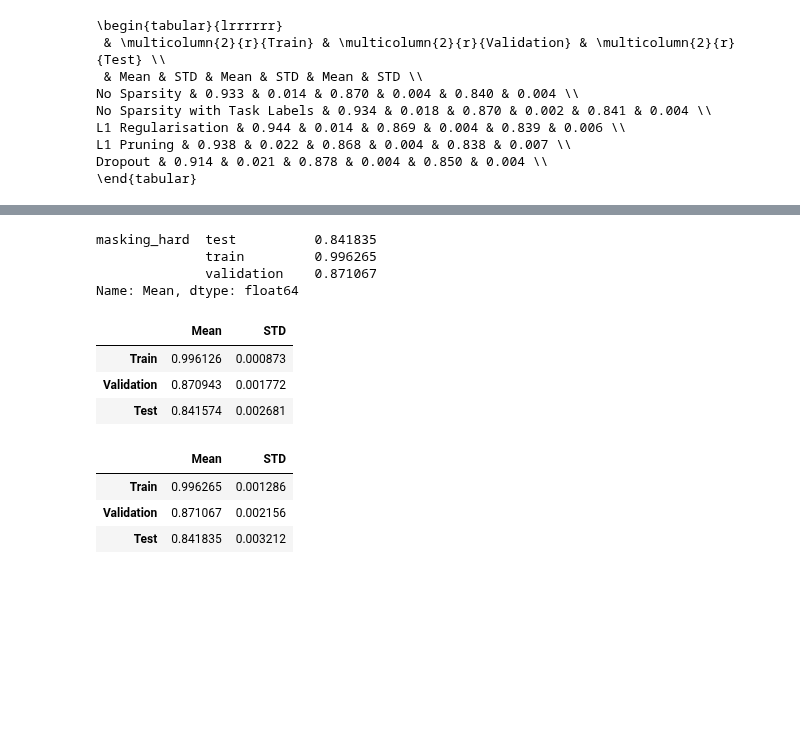
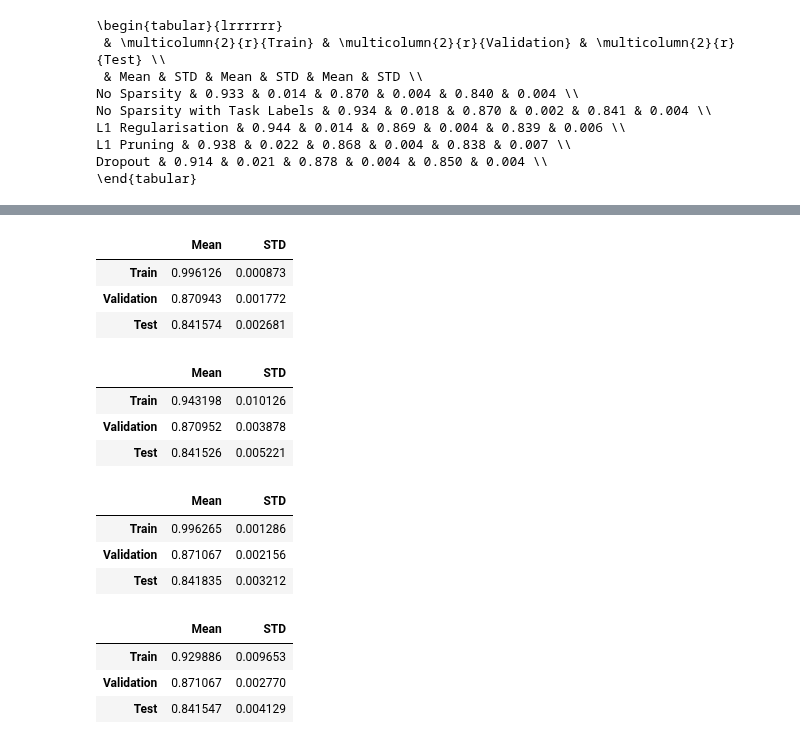
Before and after one commit to google/evojax, a Jupyter notebook: evojax/data/results_exploration.ipynb, the cells around one changed output, grey strips where cells are left out. Saved outputs shown, nothing was run; the diff lists cells and outputs as text; code cells hidden in the pictures; blank space fills up the shorter version.

Commit message:
try image masking again

```diff
--- a/evojax/data/results_exploration.ipynb
+++ b/evojax/data/results_exploration.ipynb
@@ -275,8 +275,7 @@ L1 Pruning & 0.938 & 0.022 & 0.868 & 0.004 & 0.838 & 0.007 \\
 Dropout & 0.914 & 0.021 & 0.878 & 0.004 & 0.850 & 0.004 \\
 \end{tabular}
 # %%
-def file_to_latex(filename):
-    df = pd.read_csv(f"./results/{filename}", index_col=(0, 1, 2), header=0)
+def find_std_mean(df):
     mean_final_value = df.loc[pd.IndexSlice[:, ['train', 'validation', 'test'], :], :].iloc[:, -1].groupby(level=[0, 1]).mean()
     std_final_value = df.loc[pd.IndexSlice[:, ['train', 'validation', 'test'], :], :].iloc[:, -1].groupby(level=[0, 1]).std()
     std_final_value.rename('STD', inplace=True)
@@ -284,4 +283,5 @@ def file_to_latex(filename):
 
     std_and_mean = pd.concat([mean_final_value, std_final_value], axis=1).droplevel(0).loc[['train', 'validation', 'test']]
     std_and_mean.rename({'train': 'Train', 'validation': 'Validation', 'test': 'Test'}, inplace=True, axis=0)
-    print(std_and_mean.style.format('{:.3f}').to_latex())
+    return std_and_mean
+    # print(std_and_mean.style.format('{:.3f}').to_latex())
@@ -363,21 +288,21 @@ Name: Mean, dtype: float64
-# %%
-mean_final_value5
-# %% [output]
-masking_hard  test          0.841835
-              train         0.996265
-              validation    0.871067
-Name: Mean, dtype: float64
-# %%
-std_and_mean3
-# %% [output]
-|  | Mean | STD |
-| Train | 0.996126 | 0.000873 |
-| Validation | 0.870943 | 0.001772 |
-| Test | 0.841574 | 0.002681 |
-# %%
-std_and_mean5
-# %% [output]
-|  | Mean | STD |
-| Train | 0.996265 | 0.001286 |
-| Validation | 0.871067 | 0.002156 |
-| Test | 0.841835 | 0.003212 |
+# %%
+soft_no_stopping = pd.read_csv("./results/evo_soft_0924_2134.csv", index_col=(0, 1, 2), header=0)
+soft_early_stopping = pd.read_csv("./results/evo_soft_es_0925_0811.csv",
+                                  index_col=(0, 1, 2), header=0).fillna(method='ffill', axis=1)
+soft_ns = find_std_mean(soft_no_stopping)
+soft_es = find_std_mean(soft_early_stopping)
+# print(std_and_mean3.style.format('{:.3f}').to_latex())
+# %%
+soft_ns
+# %% [output]
+|  | Mean | STD |
+| Train | 0.996126 | 0.000873 |
+| Validation | 0.870943 | 0.001772 |
+| Test | 0.841574 | 0.002681 |
+# %%
+soft_es
+# %% [output]
+|  | Mean | STD |
+| Train | 0.943198 | 0.010126 |
+| Validation | 0.870952 | 0.003878 |
+| Test | 0.841526 | 0.005221 |
@@ -383,0 +316,14 @@ std_and_mean5
+# %%
+hard_ns
+# %% [output]
+|  | Mean | STD |
+| Train | 0.996265 | 0.001286 |
+| Validation | 0.871067 | 0.002156 |
+| Test | 0.841835 | 0.003212 |
+# %%
+hard_es
+# %% [output]
+|  | Mean | STD |
+| Train | 0.929886 | 0.009653 |
+| Validation | 0.871067 | 0.002770 |
+| Test | 0.841547 | 0.004129 |
```
Also changed, not shown: parts of 8 cells of this notebook, 5 other files.
